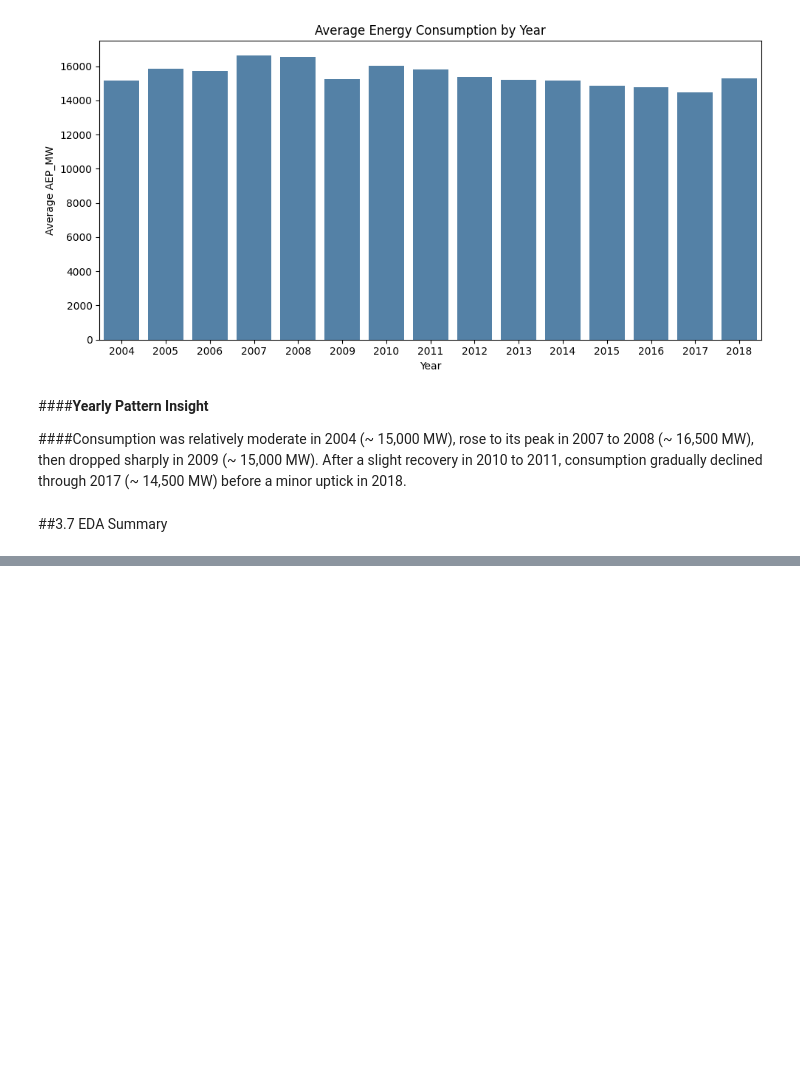
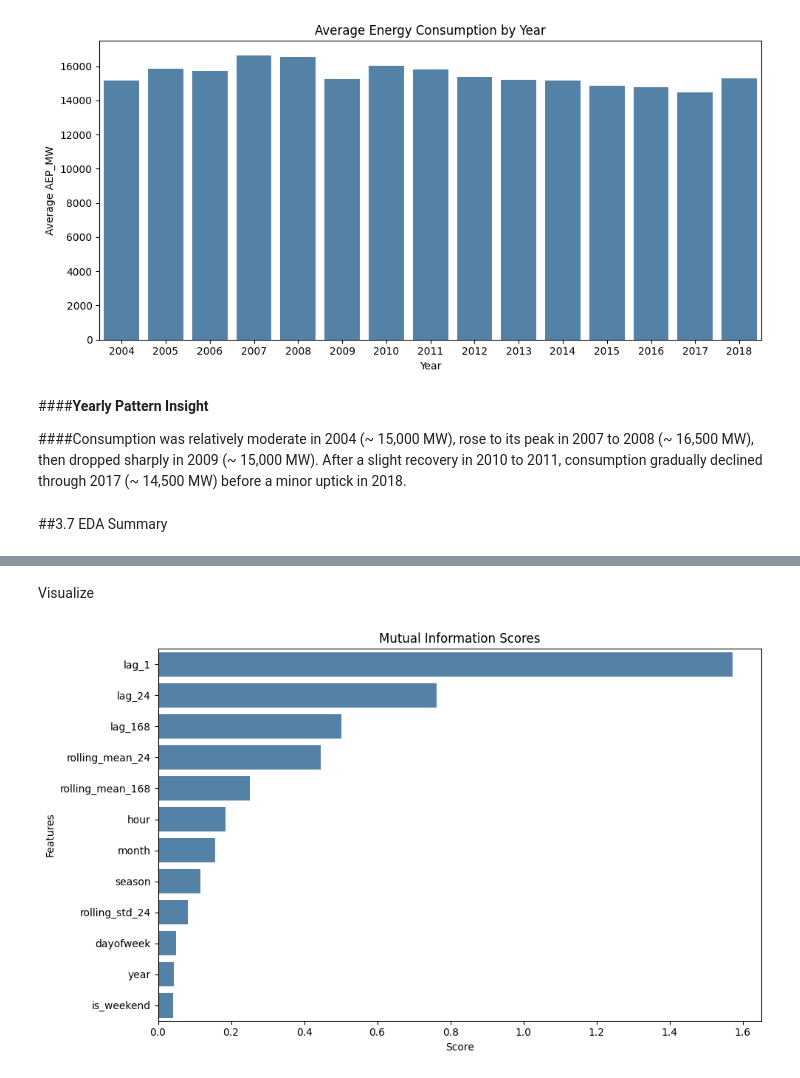
Before and after one commit to kumisganteng/Data-Analytics-Projects, a Jupyter notebook: Energy_Consumption_Prediction.ipynb, the cells around one changed output, grey strips where cells are left out. Cells and saved outputs as stored; diff of their text form; code cells hidden in the pictures; blank space fills up the shorter version.

Commit message:
Data Modeling

```diff
--- a/Energy_Consumption_Prediction.ipynb
+++ b/Energy_Consumption_Prediction.ipynb
@@ -366,0 +425,4 @@ Lowest year                    : 2017
+# %%
+energy_data['lag_1']   = energy_data['AEP_MW'].shift(1)
+energy_data['lag_24']  = energy_data['AEP_MW'].shift(24)
+energy_data['lag_168'] = energy_data['AEP_MW'].shift(168)
@@ -366,0 +486,4 @@ Lowest year                    : 2017
+# %%
+energy_data['rolling_mean_24']  = energy_data['AEP_MW'].rolling(window=24).mean()
+energy_data['rolling_std_24']   = energy_data['AEP_MW'].rolling(window=24).std()
+energy_data['rolling_mean_168'] = energy_data['AEP_MW'].rolling(window=168).mean()
@@ -366,0 +545,18 @@ Lowest year                    : 2017
+# %%
+from sklearn.feature_selection import mutual_info_regression
+
+
+energy_data_mi = energy_data.dropna()
+
+features = ['hour', 'dayofweek', 'month', 'year', 'is_weekend', 'season',
+            'lag_1', 'lag_24', 'lag_168',
+            'rolling_mean_24', 'rolling_std_24', 'rolling_mean_168']
+
+X = energy_data_mi[features]
+y = energy_data_mi['AEP_MW']
+
+mi_scores = mutual_info_regression(X, y, random_state=42)
+mi_scores = pd.Series(mi_scores, index=features).sort_values(ascending=False)
+
+print("Mutual Information Scores:")
+print(mi_scores)
@@ -366,0 +578,12 @@ Lowest year                    : 2017
+# %% [markdown]
+Visualize
+# %%
+fig, ax = plt.subplots(figsize=(10, 6))
+sns.barplot(x=mi_scores.values, y=mi_scores.index, color='steelblue', ax=ax)
+ax.set_title('Mutual Information Scores')
+ax.set_xlabel('Score')
+ax.set_ylabel('Features')
+plt.tight_layout()
+plt.show()
+# %% [output]
+[figure, added]
```
Also changed, not shown: parts of 45 cells of this notebook.
